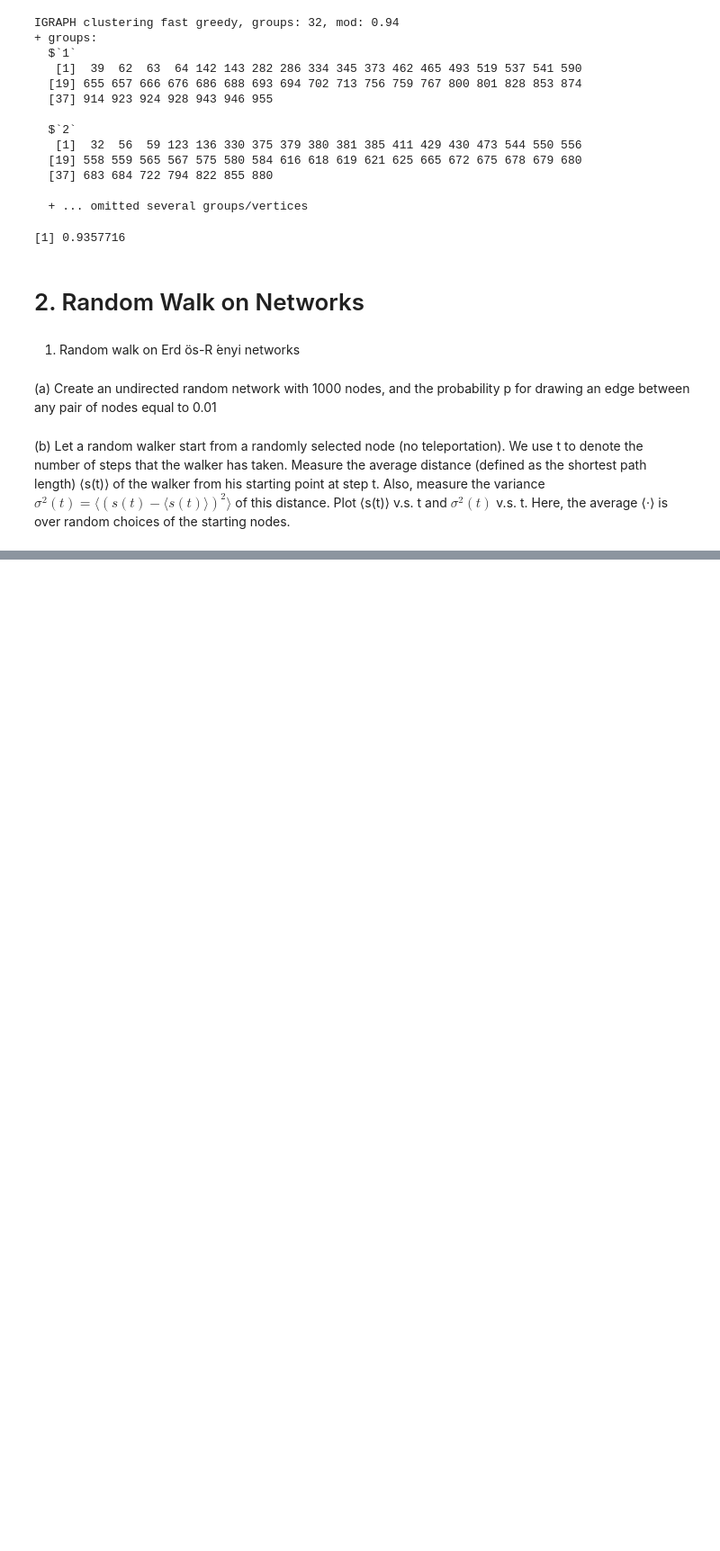
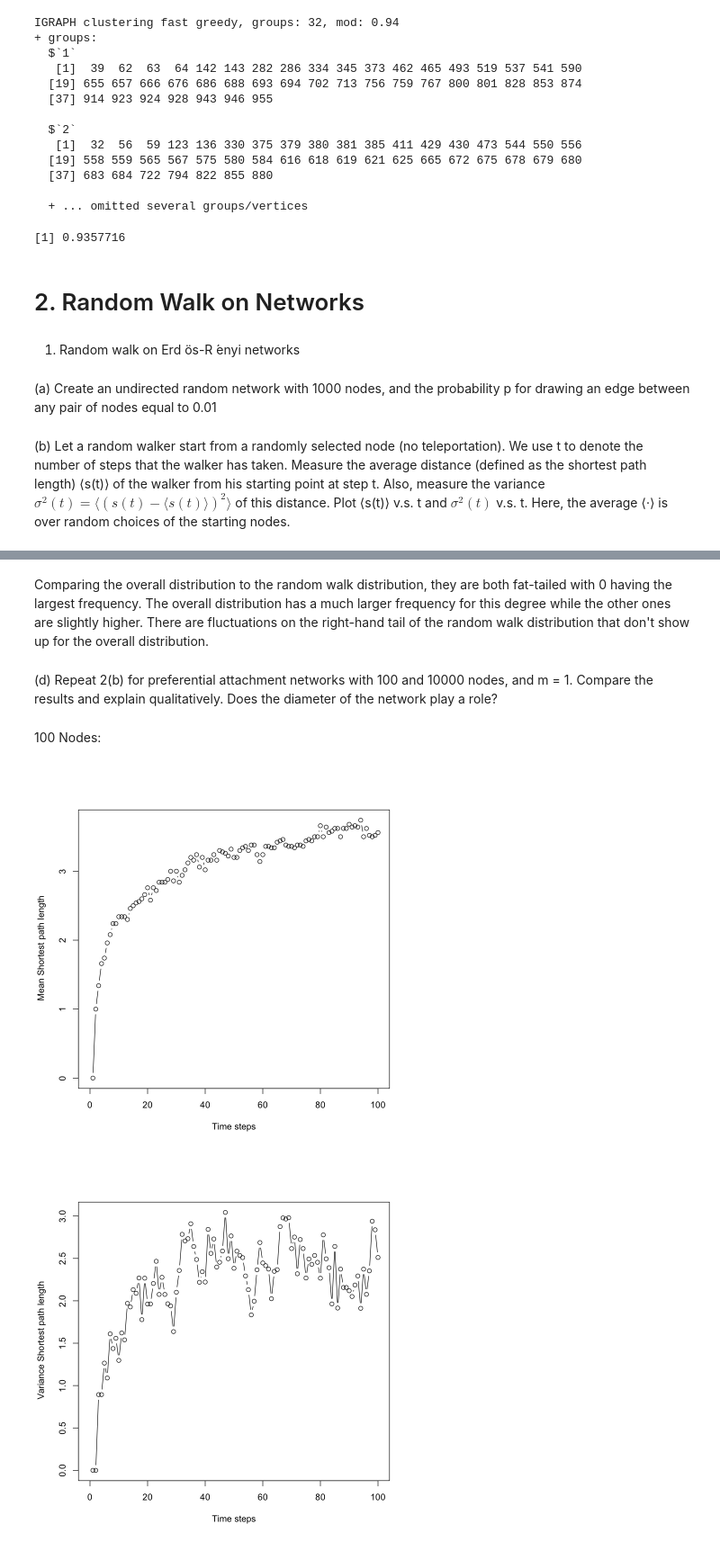
Before and after one commit to morgworth/ece232_team, a Jupyter notebook: Project 1/Morgan Project1.ipynb, the cells around one changed output, grey strips where cells are left out. Shown at 90% size. Saved outputs shown, nothing was run; the diff lists cells and outputs as text; code cells hidden in the pictures; blank space fills up the shorter version.

```diff
--- a/Project 1/Morgan Project1.ipynb
+++ b/Project 1/Morgan Project1.ipynb
@@ -1092,0 +1193,27 @@ plot(colVars(distances),type="b", xlab='Time steps', ylab=' Variance Shortest pa
+# %% [markdown]
+Comparing the overall distribution to the random walk distribution, they are both fat-tailed with 0 having the largest frequency. The overall distribution has a much larger frequency for this degree while the other ones are slightly higher. There are fluctuations on the right-hand tail of the random walk distribution that don't show up for the overall distribution.
+# %% [markdown]
+(d) Repeat 2(b) for preferential attachment networks with 100 and 10000 nodes, and
+m = 1. Compare the results and explain qualitatively. Does the diameter of the
+network play a role?
+# %% [markdown]
+100 Nodes:
+# %%
+pa_g2 = sample_pa(100,m=1,directed=FALSE)
+degree_list = c(1:100)
+iters = 100
+distances = matrix(NA, nrow=iters, ncol=t)
+start_nodes = sample(1:vcount(pa_g2),100)
+for(i in 1:iters){
+    results = random_walk(pa_g2,t,start_nodes[i])
+    vertex_sequences = results[['distances']]
+    end_node_degree = results[['degrees']][1]
+    distances[i,] = shortest.paths(pa_g2,vertex_sequences,start_nodes[i])
+    degree_list[i] = end_node_degree
+}
+
+plot(colMeans(distances),type="b", xlab='Time steps', ylab=' Mean Shortest path length', xlim=c(0,100))
+plot(colVars(distances),type="b", xlab='Time steps', ylab=' Variance Shortest path length', xlim=c(0,100))
+# %% [output]
+[figure, added]
+[figure, added]
```
Also changed, not shown: parts of 17 cells of this notebook.
